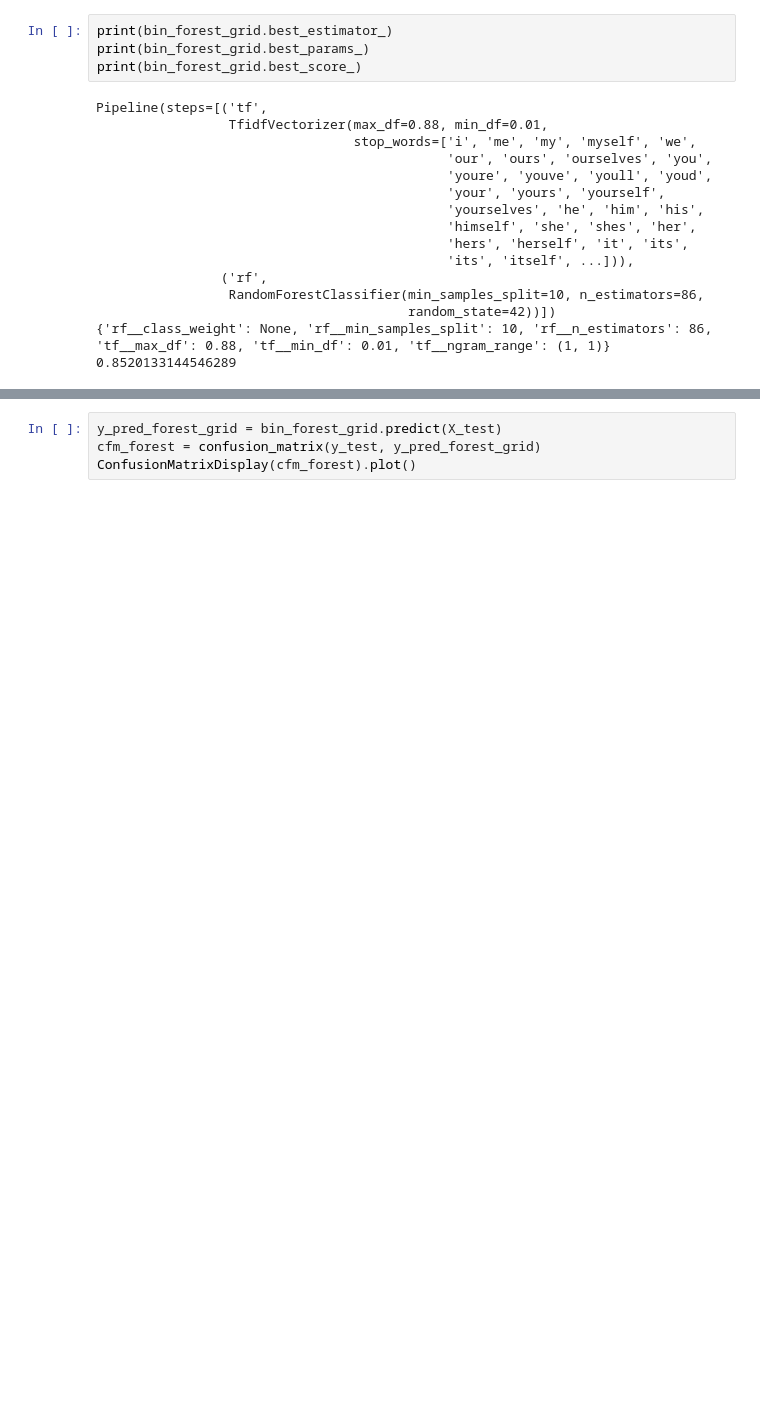
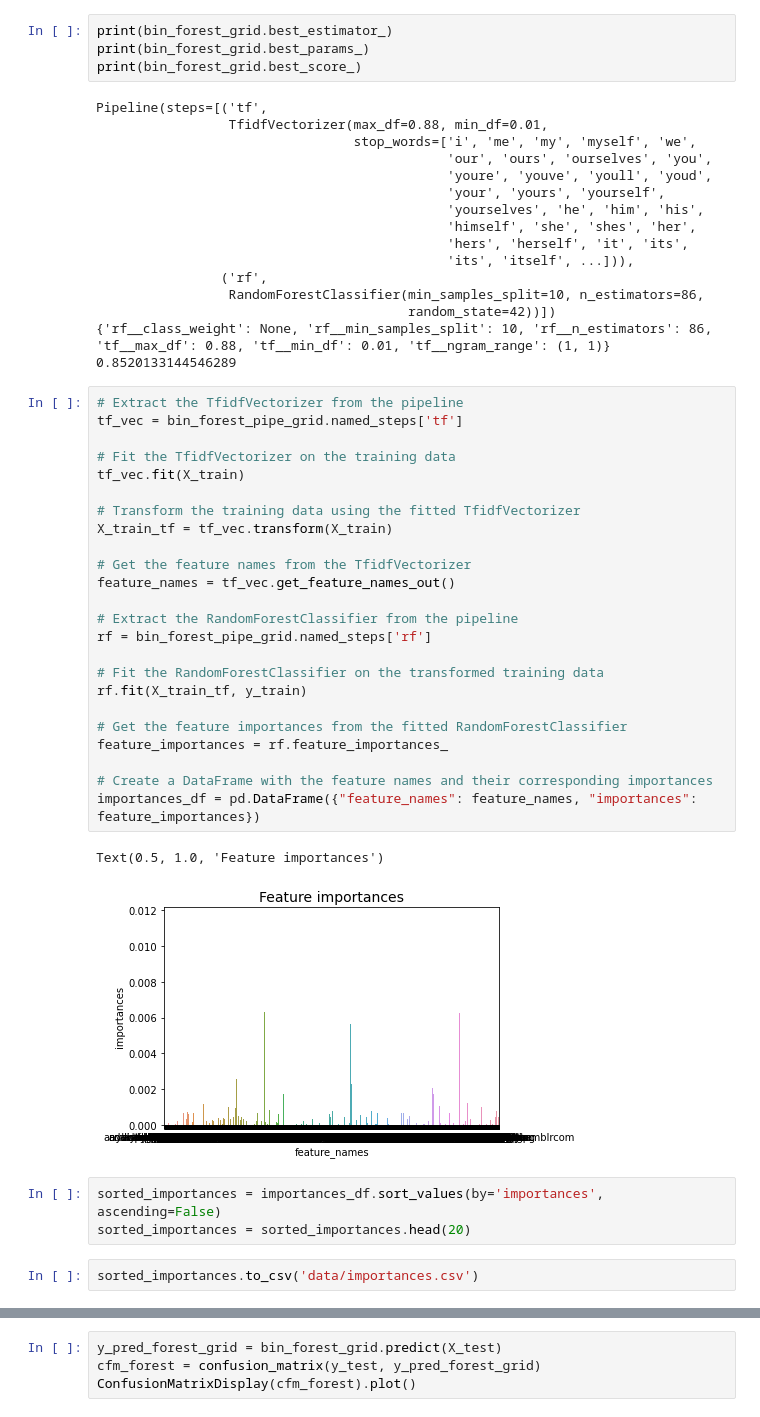
Before and after one commit to aungsias/TwitterNLP, a Jupyter notebook: Michael Scratch Notebook.ipynb, the cells around one changed output, grey strips where cells are left out. Cells and saved outputs as stored; diff of their text form; blank space fills up the shorter version.

```diff
--- a/Michael Scratch Notebook.ipynb
+++ b/Michael Scratch Notebook.ipynb
@@ -372,3 +372,35 @@ Pipeline(steps=[('tf',
                                         random_state=42))])
 {'rf__class_weight': None, 'rf__min_samples_split': 10, 'rf__n_estimators': 86, 'tf__max_df': 0.88, 'tf__min_df': 0.01, 'tf__ngram_range': (1, 1)}
 0.8520133144546289
+# %%
+# Extract the TfidfVectorizer from the pipeline
+tf_vec = bin_forest_pipe_grid.named_steps['tf']
+
+# Fit the TfidfVectorizer on the training data
+tf_vec.fit(X_train)
+
+# Transform the training data using the fitted TfidfVectorizer
+X_train_tf = tf_vec.transform(X_train)
+
+# Get the feature names from the TfidfVectorizer
+feature_names = tf_vec.get_feature_names_out()
+
+# Extract the RandomForestClassifier from the pipeline
+rf = bin_forest_pipe_grid.named_steps['rf']
+
+# Fit the RandomForestClassifier on the transformed training data
+rf.fit(X_train_tf, y_train)
+
+# Get the feature importances from the fitted RandomForestClassifier
+feature_importances = rf.feature_importances_
+
+# Create a DataFrame with the feature names and their corresponding importances
+importances_df = pd.DataFrame({"feature_names": feature_names, "importances": feature_importances})
+# %% [output]
+Text(0.5, 1.0, 'Feature importances')
+[figure, added]
+# %%
+sorted_importances = importances_df.sort_values(by='importances', ascending=False)
+sorted_importances = sorted_importances.head(20)
+# %%
+sorted_importances.to_csv('data/importances.csv')
```
Also changed, not shown: parts of 45 cells of this notebook, 2 other files.
